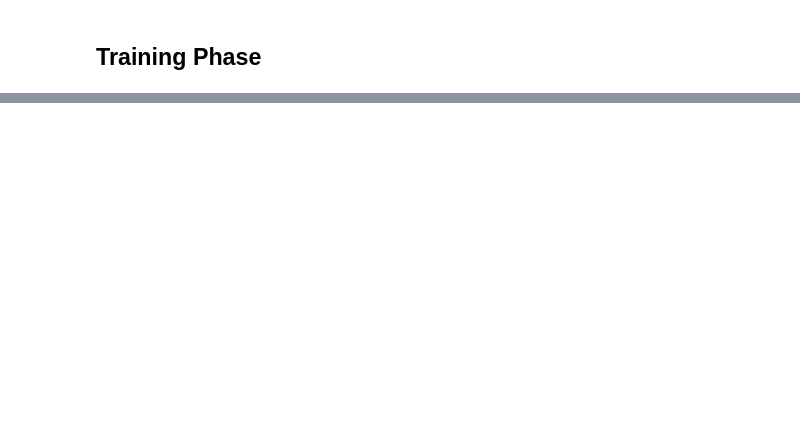
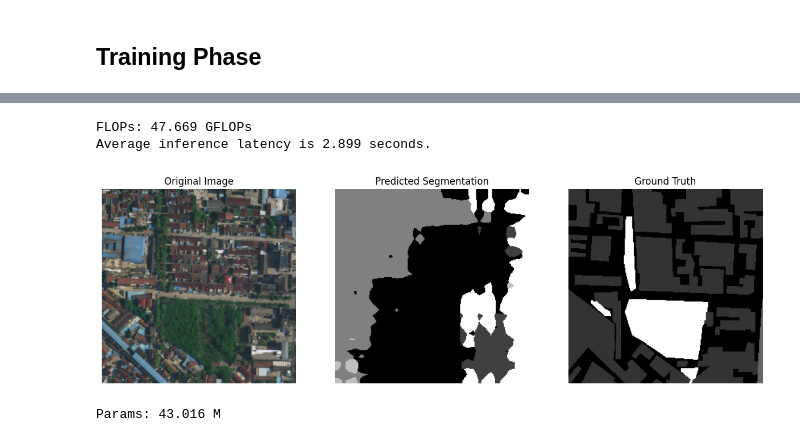
Before and after one commit to AngeloBongiorno/AML_2025_project4, a Jupyter notebook: AML_project.ipynb, the cells around one changed output, grey strips where cells are left out. Cells and saved outputs as stored; diff of their text form; code cells hidden in the pictures; blank space fills up the shorter version.

```diff
--- a/AML_project.ipynb
+++ b/AML_project.ipynb
@@ -175,4 +190,4 @@ sys.path.append(str(Path('/content/deeplab-pytorch/deeplab-pytorch/MLDL2024_proj
 model_path = Path("/content/drive/MyDrive/AML_project/deeplab_resnet_pretrained_imagenet.pth")
 
 # Loading the model using DeepLab v2
-model = get_deeplab_v2(num_classes=8, pretrain=True, pretrain_model_path=model_path)
+model = get_deeplab_v2(num_classes=7, pretrain=True, pretrain_model_path=model_path)
@@ -185,5 +205,5 @@ print(device);
 # %%
-loss_fn = torch.nn.CrossEntropyLoss()
+loss_fn = torch.nn.CrossEntropyLoss(ignore_index= -1)
 optimizer = torch.optim.SGD(model.parameters(), lr=0.01)
 #optimizer = torch.optim.Adam(model.parameters(), lr=0.01)
 # %%
@@ -191,7 +211,7 @@ from tqdm import tqdm
 import torch
 from torchmetrics.segmentation import MeanIoU
 
-os.makedirs("checkpoints", exist_ok=True)
+os.makedirs("/content/drive/MyDrive/AML_project/checkpoints", exist_ok=True)
 
 EPOCHS = 20
 torch.manual_seed(42)
@@ -254,6 +274,6 @@ for epoch in range(EPOCHS):
 
     # Salva il modello ogni 2 epoche
     if (epoch + 1) % 2 == 0:
-        checkpoint_path = f"checkpoints/model_epoch_{epoch+1}.pth"
+        checkpoint_path = f"/content/drive/MyDrive/AML_project/checkpoints/model_epoch_{epoch+1}.pth"
         torch.save(model.state_dict(), checkpoint_path)
         print(f"Modello salvato: {checkpoint_path}")
@@ -259,0 +284,54 @@ for epoch in range(EPOCHS):
+# %%
+from timeit import default_timer as timer
+import matplotlib.pyplot as plt
+from fvcore.nn import FlopCountAnalysis
+import random
+
+model.eval()  # Set model to evaluation mode
+
+with torch.inference_mode():
+    random_index = random.randint(0, len(val_dataset_urban) - 1)
+    X, y = val_dataset_urban[random_index]
+    X = X.to(device).unsqueeze(dim=0)  # Aggiunge la dimensione batch
+    y = y.to(device)
+
+    start = timer()
+    output = model(X)
+    end = timer()
+
+    latency = end - start
+
+flops = FlopCountAnalysis(model, X.clone())
+
+print(f"FLOPs: {flops.total() / 1e9:.3f} GFLOPs")
+print(f"Average inference latency is {latency:.3f} seconds.")
+
+# Converti output e ground truth per la visualizzazione
+out = output.squeeze().argmax(dim=0).cpu().numpy()  # Output segmentazione
+y_np = y.squeeze().cpu().numpy()  # Ground truth
+X_np = X.squeeze().cpu().permute(1, 2, 0).numpy()  # Immagine originale
+
+# Creazione della figura con tre immagini affiancate
+fig, axes = plt.subplots(1, 3, figsize=(15, 5))
+
+# Immagine originale
+axes[0].imshow(X_np)
+axes[0].set_title("Original Image")
+axes[0].axis("off")
+
+# Predizione del modello
+axes[1].imshow(out, cmap="gray")
+axes[1].set_title("Predicted Segmentation")
+axes[1].axis("off")
+
+# Ground truth
+axes[2].imshow(y_np, cmap="gray")
+axes[2].set_title("Ground Truth")
+axes[2].axis("off")
+
+plt.show()
+
+# Conta i parametri del modello
+params = sum(p.numel() for p in model.parameters())
+print(f"Params: {params / 1e6:.3f} M")
+# %% [output]
@@ -259,0 +340,4 @@ for epoch in range(EPOCHS):
+FLOPs: 47.669 GFLOPs
+Average inference latency is 2.899 seconds.
+[figure, added]
+Params: 43.016 M
```
Also changed, not shown: parts of 9 cells of this notebook.
